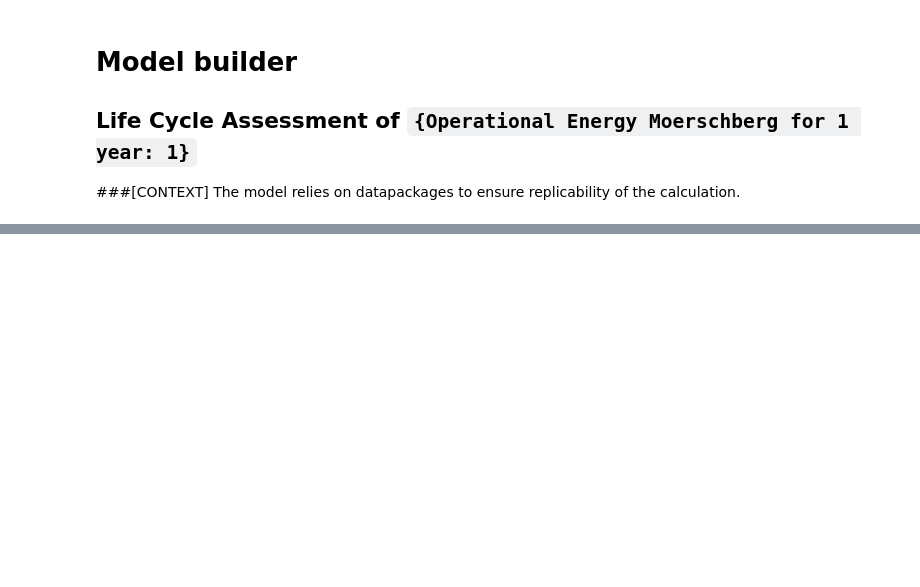
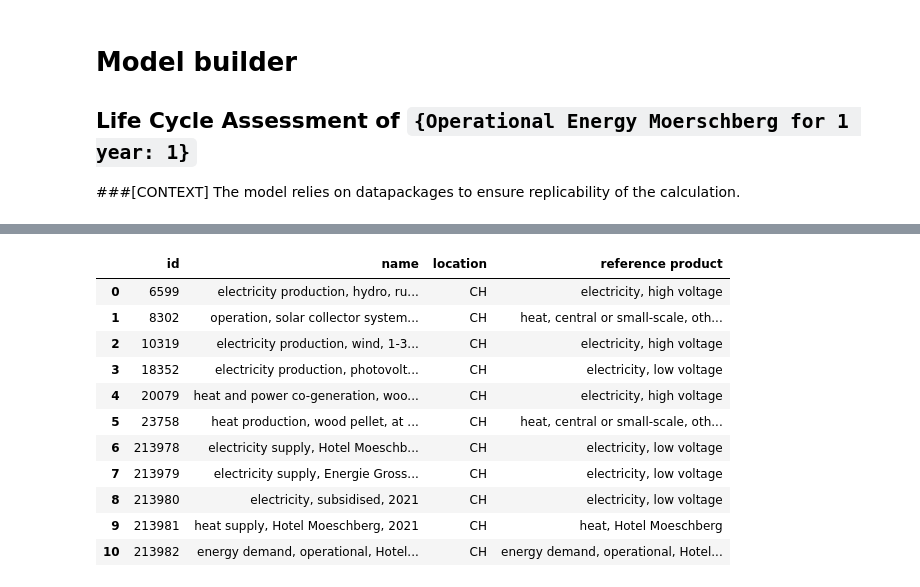
Before and after one commit to tyrael147/moeschpond, a Jupyter notebook: LCA_foreground.ipynb, the cells around one changed output, grey strips where cells are left out. Saved outputs shown, nothing was run; the diff lists cells and outputs as text; code cells hidden in the pictures; blank space fills up the shorter version.

```diff
--- a/LCA_foreground.ipynb
+++ b/LCA_foreground.ipynb
@@ -49 +74,32 @@ Databases dictionary with 11 object(s):
+# %%
+fu = {bd.get_activity(database="energy_moeschberg", name = "energy demand, operational, Hotel Moeschberg"):1}
+fu, objects, remapping_dicts = bd.prepare_lca_inputs(fu, method=('IPCC 2013', 'climate change', 'GWP 100a'))
+data_obj_energy = objects[2]
+data, _ = data_obj_energy.get_resource("energy_moeschberg_technosphere_matrix.data")
+indices, _ = data_obj_energy.get_resource("energy_moeschberg_technosphere_matrix.indices")
+flip, _ = data_obj_energy.get_resource("energy_moeschberg_technosphere_matrix.flip")
+unique_indices = set([a for b in indices for a in b])
+
+df = pd.DataFrame(columns=['id','name','location','reference product'],index=np.arange(len(unique_indices)))
+n=0
+for i in unique_indices:
+    df['id'][n]=(i)
+    df['name'][n]=(bd.get_activity(i)['name'])
+    df['location'][n]=(bd.get_activity(i)['location'])
+    df['reference product'][n]=(bd.get_activity(i)['reference product'])
+    n += 1
+df
+# %% [output]
+|  | id | name | location | reference product |
+| 0 | 6599 | electricity production, hydro, ru... | CH | electricity, high voltage |
+| 1 | 8302 | operation, solar collector system... | CH | heat, central or small-scale, oth... |
+| 2 | 10319 | electricity production, wind, 1-3... | CH | electricity, high voltage |
+| 3 | 18352 | electricity production, photovolt... | CH | electricity, low voltage |
+| 4 | 20079 | heat and power co-generation, woo... | CH | electricity, high voltage |
+| 5 | 23758 | heat production, wood pellet, at ... | CH | heat, central or small-scale, oth... |
+| 6 | 213978 | electricity supply, Hotel Moeschb... | CH | electricity, low voltage |
+| 7 | 213979 | electricity supply, Energie Gross... | CH | electricity, low voltage |
+| 8 | 213980 | electricity, subsidised, 2021 | CH | electricity, low voltage |
+| 9 | 213981 | heat supply, Hotel Moeschberg, 2021 | CH | heat, Hotel Moeschberg |
+| 10 | 213982 | energy demand, operational, Hotel... | CH | energy demand, operational, Hotel... |
 # %%
```
Also changed, not shown: parts of 34 cells of this notebook, 3 other files.
